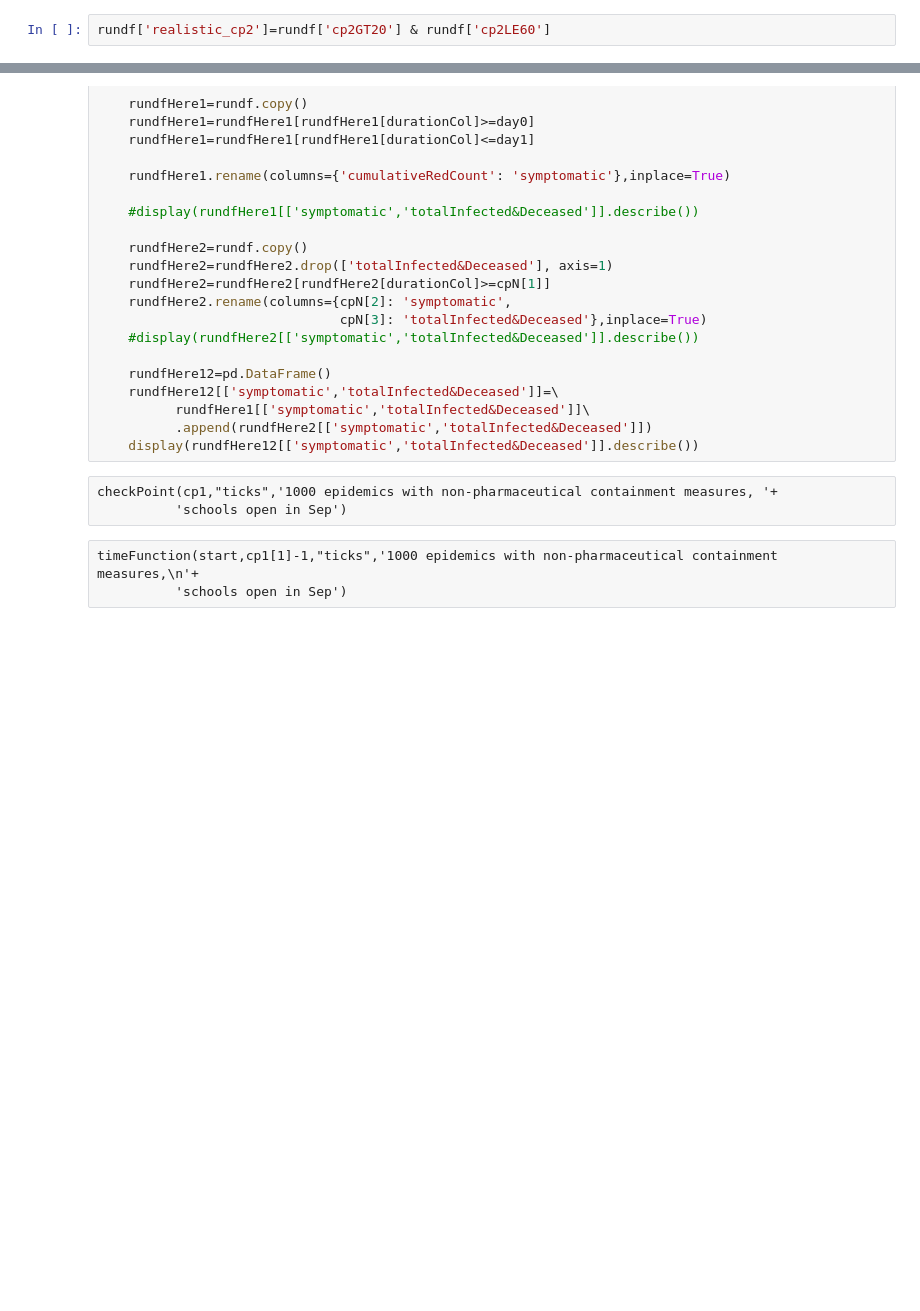
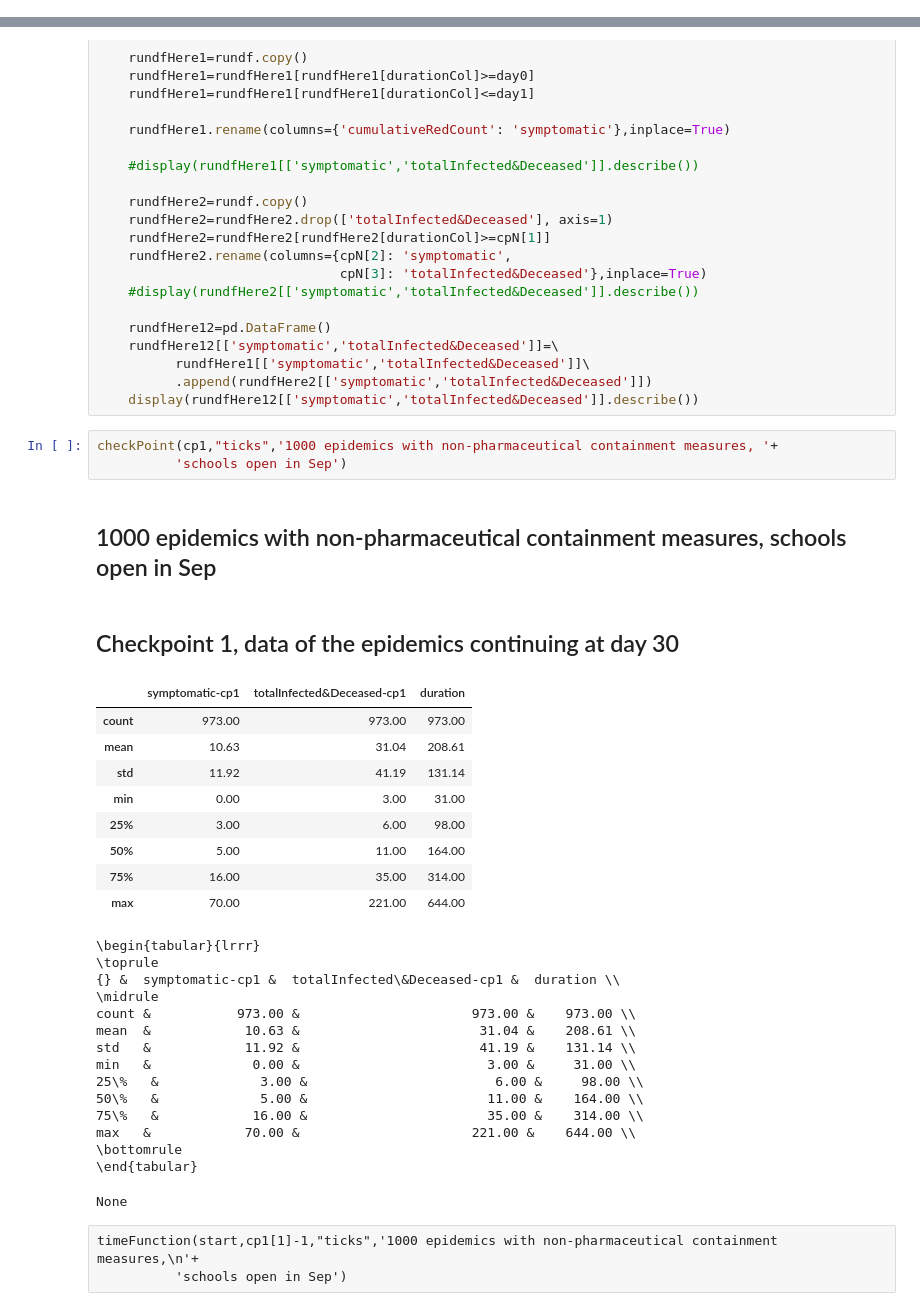
Before and after one commit to terna/readSIsaR_BatchResults, a Jupyter notebook: selectResults1kStableSeedsCPoints_basicControl_schoolOpenSeptChangingWorld_plusHMlog.ipynb, the cells around one changed output, grey strips where cells are left out. Cells and saved outputs as stored; diff of their text form; blank space fills up the shorter version.

```diff
--- a/selectResults1kStableSeedsCPoints_basicControl_schoolOpenSeptChangingWorld_plusHMlog.ipynb
+++ b/selectResults1kStableSeedsCPoints_basicControl_schoolOpenSeptChangingWorld_plusHMlog.ipynb
@@ -149,2 +144,0 @@ rundf['cp2LE60']=rundf.cp2cRed <= 60
-# %%
-rundf['realistic_cp2']=rundf['cp2GT20'] & rundf['cp2LE60']
@@ -404,9 +406,36 @@ def checkPointInterval(day0,day1,cpN,durationCol,title):
           rundfHere1[['symptomatic','totalInfected&Deceased']]\
           .append(rundfHere2[['symptomatic','totalInfected&Deceased']])
     display(rundfHere12[['symptomatic','totalInfected&Deceased']].describe())
-# %% [raw]
-checkPoint(cp1,"ticks",'1000 epidemics with non-pharmaceutical containment measures, '+
-          'schools open in Sep')
+# %%
+checkPoint(cp1,"ticks",'1000 epidemics with non-pharmaceutical containment measures, '+
+          'schools open in Sep')
+# %% [output]
+## 1000 epidemics with non-pharmaceutical containment measures, schools open in Sep
+## Checkpoint 1, data of the epidemics continuing at day 30
+|  | symptomatic-cp1 | totalInfected&Deceased-cp1 | duration |
+| count | 973.00 | 973.00 | 973.00 |
+| mean | 10.63 | 31.04 | 208.61 |
+| std | 11.92 | 41.19 | 131.14 |
+| min | 0.00 | 3.00 | 31.00 |
+| 25% | 3.00 | 6.00 | 98.00 |
+| 50% | 5.00 | 11.00 | 164.00 |
+| 75% | 16.00 | 35.00 | 314.00 |
+| max | 70.00 | 221.00 | 644.00 |
+\begin{tabular}{lrrr}
+\toprule
+{} &  symptomatic-cp1 &  totalInfected\&Deceased-cp1 &  duration \\
+\midrule
+count &           973.00 &                      973.00 &    973.00 \\
+mean  &            10.63 &                       31.04 &    208.61 \\
+std   &            11.92 &                       41.19 &    131.14 \\
+min   &             0.00 &                        3.00 &     31.00 \\
+25\%   &             3.00 &                        6.00 &     98.00 \\
+50\%   &             5.00 &                       11.00 &    164.00 \\
+75\%   &            16.00 &                       35.00 &    314.00 \\
+max   &            70.00 &                      221.00 &    644.00 \\
+\bottomrule
+\end{tabular}
+None
 # %% [raw]
 timeFunction(start,cp1[1]-1,"ticks",'1000 epidemics with non-pharmaceutical containment measures,\n'+
           'schools open in Sep')
```
Also changed, not shown: parts of 7 cells of this notebook.
